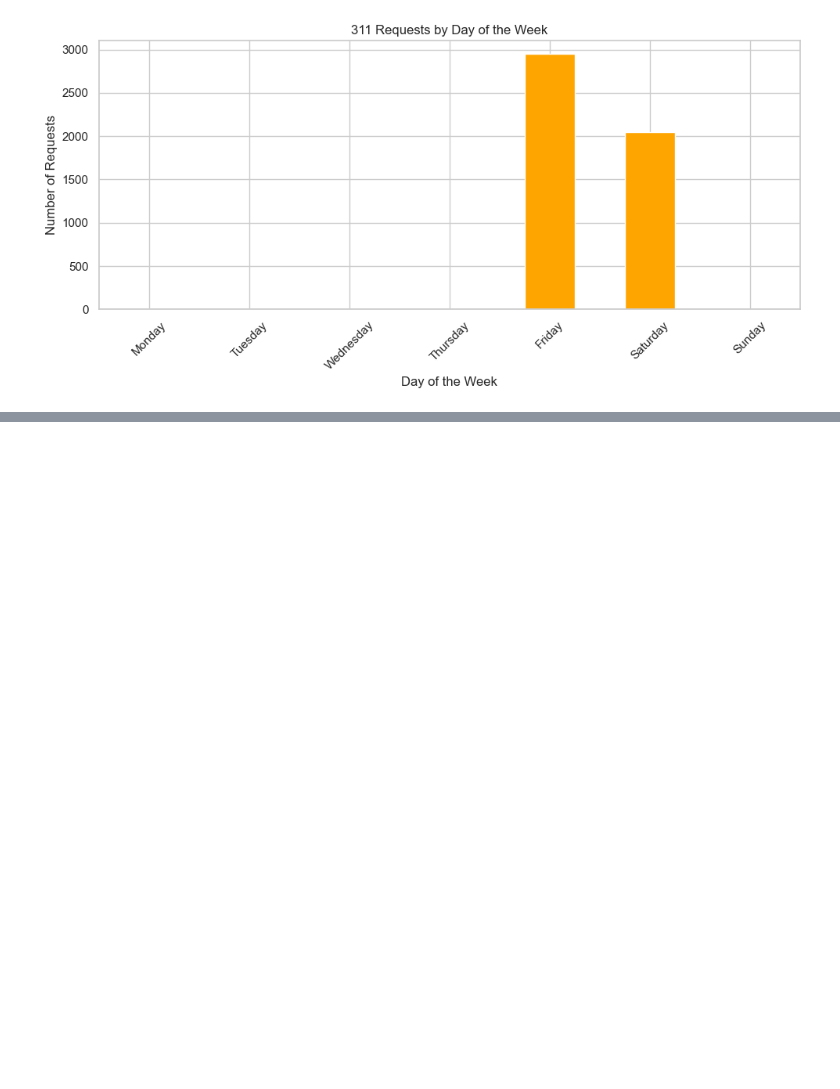
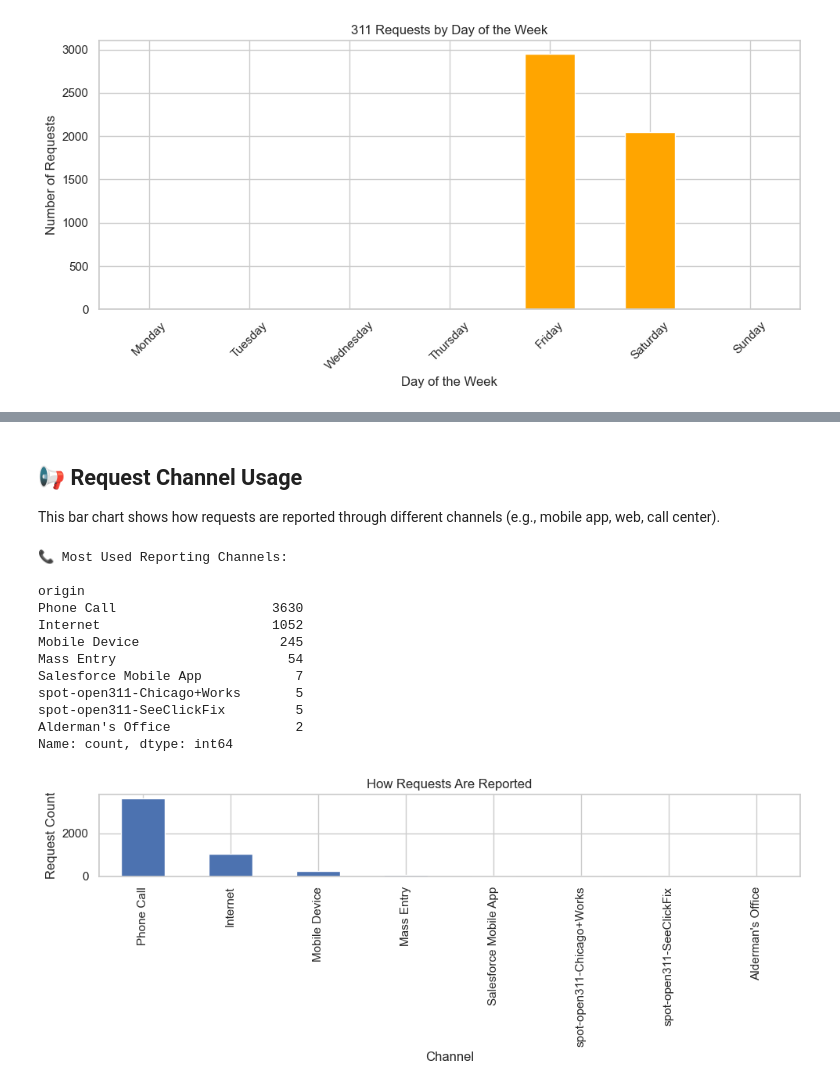
Before and after one commit to Nandini1Bag/chicago-311-service-analysis, a Jupyter notebook: notebooks/EDA_Chicago_311.ipynb, the cells around one changed output, grey strips where cells are left out. Saved outputs shown, nothing was run; the diff lists cells and outputs as text; code cells hidden in the pictures; blank space fills up the shorter version.

```diff
--- a/notebooks/EDA_Chicago_311.ipynb
+++ b/notebooks/EDA_Chicago_311.ipynb
@@ -71,6 +84,7 @@ missing_report.sort_values('% Missing', ascending=False)
 
 df['created_date'] = pd.to_datetime(df['created_date'], errors='coerce')
 df['last_modified_date'] = pd.to_datetime(df['last_modified_date'], errors='coerce')
+df['closed_date'] = pd.to_datetime(df['closed_date'], errors='coerce')
 
 # Extract the Year and Month from created_date (e.g., 2023-07)
 df['YearMonth'] = df['created_date'].dt.to_period('M')
@@ -112,0 +157,28 @@ plt.show()
+# %% [markdown]
+## 📢 Request Channel Usage
+This bar chart shows how requests are reported through different channels (e.g., mobile app, web, call center).
+# %%
+# ---  Channel Usage ---
+channel_usage = df['origin'].value_counts()
+print("\n📞 Most Used Reporting Channels:\n")
+print(channel_usage)
+# Channel Usage Plot
+channel_usage.plot(kind='bar', title='How Requests Are Reported', figsize=(10, 4))
+plt.xlabel('Channel')
+plt.ylabel('Request Count')
+plt.tight_layout()
+plt.show()
+# %% [output]
+📞 Most Used Reporting Channels:
+
+origin
+Phone Call                    3630
+Internet                      1052
+Mobile Device                  245
+Mass Entry                      54
+Salesforce Mobile App            7
+spot-open311-Chicago+Works       5
+spot-open311-SeeClickFix         5
+Alderman's Office                2
+Name: count, dtype: int64
+[figure, added]
```
Also changed, not shown: parts of 10 cells of this notebook, 1 other file.
